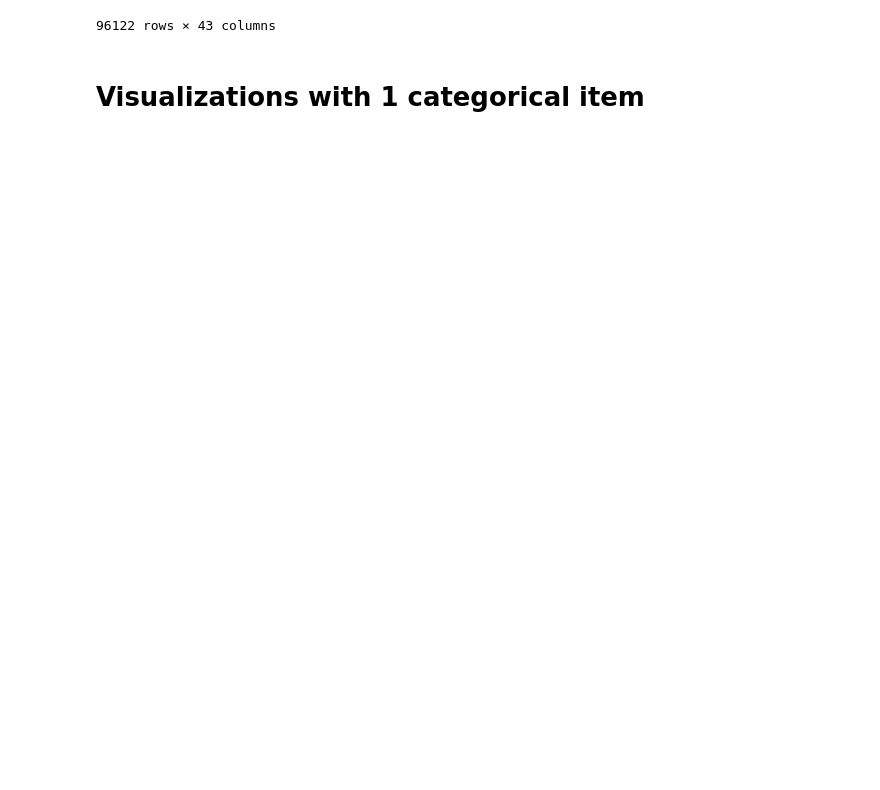
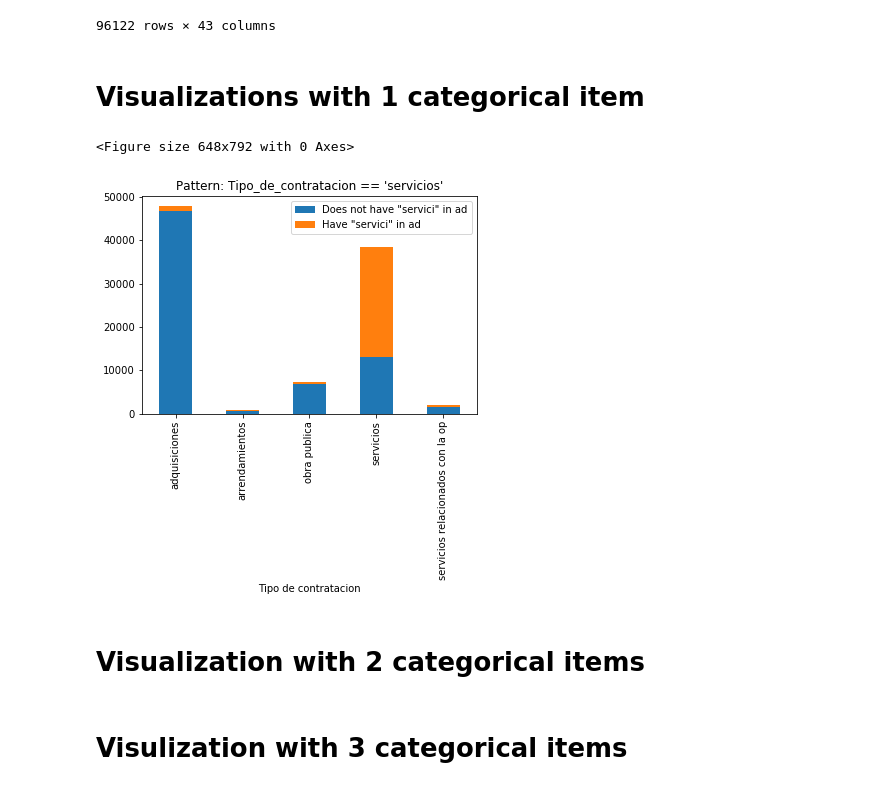
Before and after one commit to ML-Group-Col/Exped_Visualizations, a Jupyter notebook: visuals_ramon.ipynb, the cells around one changed output. Cells and saved outputs as stored; diff of their text form; code cells hidden in the pictures; blank space fills up the shorter version.

Commit message:
ramon visuals

```diff
--- a/visuals_ramon.ipynb
+++ b/visuals_ramon.ipynb
@@ -25,3 +25,34 @@ df
 96122 rows × 43 columns
 # %% [markdown]
 # Visualizations with 1 categorical item
+# %%
+def bar_plot_one_item(data, X_name, y_name, title, not_label, yes_label):
+    # Create a copy to avoid changes to the original dataframe
+    df = data[[X_name,y_name]].copy()
+    # Converto to categorical if there are numbers
+    if df[X_name].dtypes != 'object' or df[y_name].dtypes != 'object':
+        df = df.astype('object')
+    # Fill missing values with mode for categorical
+    df = df.fillna(df.mode().iloc[0])
+    # Initialize the figure with size 900x1100
+    fig = plt.figure(figsize=(9, 11))
+    pd.crosstab(df[X_name],df[y_name]).plot(kind='bar', stacked=True)
+    # Print title
+    plt.title(title)
+    # Define legend
+    plt.legend(loc=0, labels=(not_label,yes_label))
+    # Export the figure
+    plt.savefig('plot.png',bbox_inches = 'tight')
+    # Show in the console
+    plt.show()
+
+    return None
+# %%
+bar_plot_one_item(df,'Tipo de contratacion','Most_used_description_word_servici',"Pattern: Tipo_de_contratacion == 'servicios'",'Does not have "servici" in ad','Have "servici" in ad')
+# %% [output]
+<Figure size 648x792 with 0 Axes>
+[figure, added]
+# %% [markdown]
+# Visualization with 2 categorical items
+# %% [markdown]
+# Visulization with 3 categorical items
```
Also changed, not shown: parts of 3 cells of this notebook, 1 other file.
